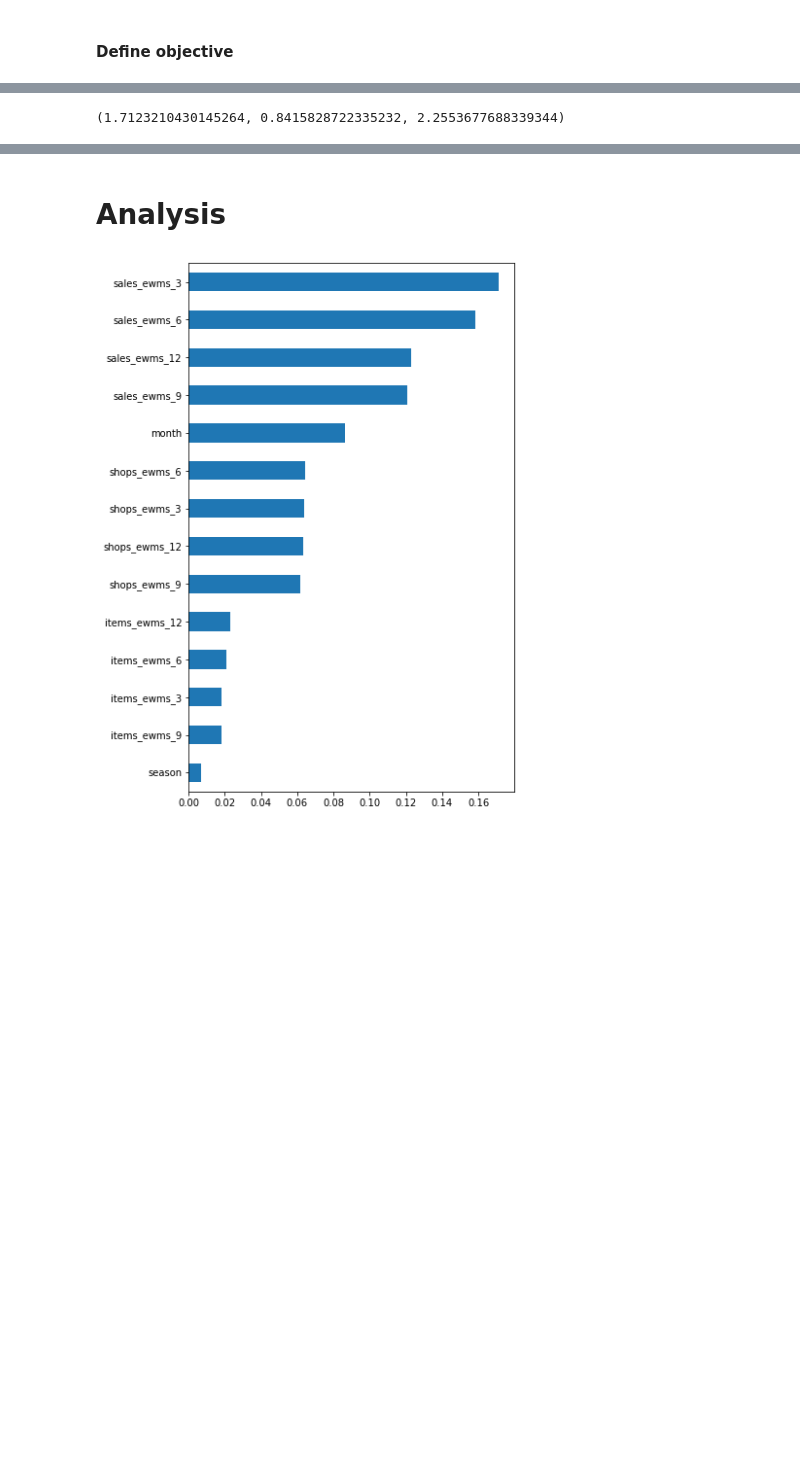
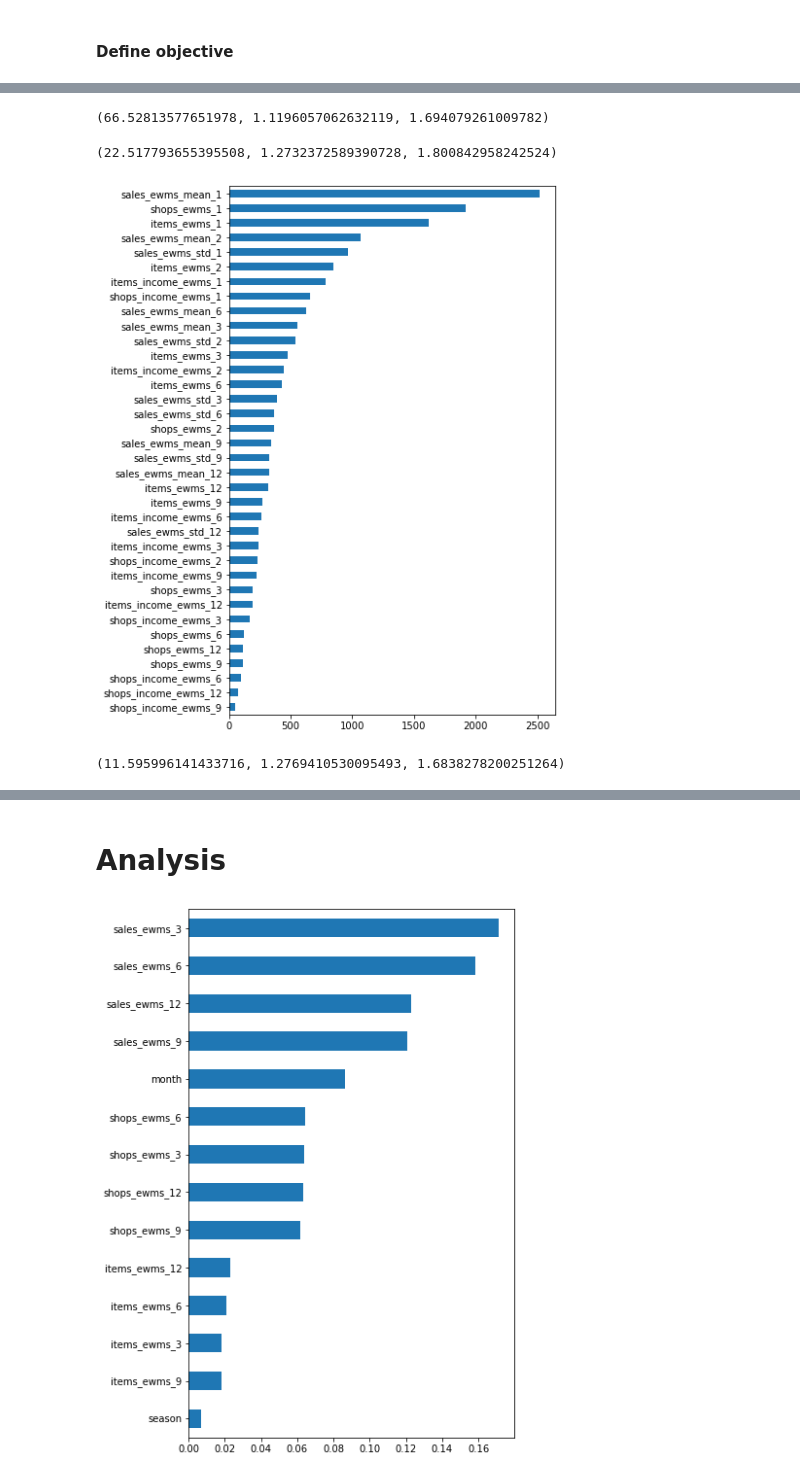
Before and after one commit to lsuazo/HowToWinKaggle, a Jupyter notebook: FinalProject/20200824_setup_cross_val.ipynb, the cells around one changed output, grey strips where cells are left out. Cells and saved outputs as stored; diff of their text form; code cells hidden in the pictures; blank space fills up the shorter version.

```diff
--- a/FinalProject/20200824_setup_cross_val.ipynb
+++ b/FinalProject/20200824_setup_cross_val.ipynb
@@ -183,20 +236,23 @@ import xgboost as xgb
 class xgb_model:
     def __init__(self, num_boost_round, **params):
         self.params = {
-            'num_boost_round': num_boost_round,
             'max_depth':6,
             'min_child_weight': 1,
             'eta':.3,
-            'subsample': 1,
-            'colsample_bytree': 1,
+            'subsample': 0.8,
+            'colsample_bytree': 0.8,
+            'lambda':1,
+            'gamma':0.1,
             'objective':'reg:squarederror',
+            # leave nthread default - detects all cores automatically
         }
         self.params.update(params)
         self.fitted_model = None
+        self.num_boost_round = num_boost_round
 
     def fit(self, X, Y):
         dm_train = xgb.DMatrix(X,Y)
-        self.fitted_model = xgb.train(self.params, dtrain=dm_train)
+        self.fitted_model = xgb.train(self.params, dtrain=dm_train, num_boost_round=self.num_boost_round)
         return self
 
     def predict(self, X):
@@ -204,8 +260,9 @@ class xgb_model:
         dm = xgb.DMatrix(X)
         return self.fitted_model.predict(dm)
 
+    @property
     def feature_importances_(self):
-        pass
+        return pd.Series(self.fitted_model.get_score(importance_type='weight'))
 # %%
 mod = xgb_model(num_boost_round=100, max_depth=10, eta=0.1)
 fitted, ytpred, yvpred, elapsed = fit_and_predict(mod, X_train,Y_train, X_val)
@@ -215,6 +272,22 @@ elapsed, mean_squared_error(Y_train, ytpred), mean_squared_error(Y_val, yvpred)
+# %%
+mod = xgb_model(num_boost_round=100, max_depth=20, eta=0.1)
+fitted, ytpred, yvpred, elapsed = fit_and_predict(mod, X_train,Y_train, X_val)
+elapsed, mean_squared_error(Y_train, ytpred), mean_squared_error(Y_val, yvpred)
+# %% [output]
+(66.52813577651978, 1.1196057062632119, 1.694079261009782)
+# %%
+mod = xgb_model(num_boost_round=100, max_depth=10, eta=0.1)
+fitted, ytpred, yvpred, elapsed = fit_and_predict(mod, X_train,Y_train, X_val)
+elapsed, mean_squared_error(Y_train, ytpred), mean_squared_error(Y_val, yvpred)
+# %% [output]
+(22.517793655395508, 1.2732372589390728, 1.800842958242524)
+# %%
+plot_feature_importances(fitted)
+# %% [output]
+[figure, added]
 # %%
-mod = xgb_model(num_boost_round=1000, max_depth=10, eta=0.2)
+mod = xgb_model(num_boost_round=50, max_depth=10, eta=0.2)
 fitted, ytpred, yvpred, elapsed = fit_and_predict(mod, X_train,Y_train, X_val)
 elapsed, mean_squared_error(Y_train, ytpred), mean_squared_error(Y_val, yvpred)
 # %% [output]
-(1.7123210430145264, 0.8415828722335232, 2.2553677688339344)
+(11.595996141433716, 1.2769410530095493, 1.6838278200251264)
```
Also changed, not shown: parts of 52 cells of this notebook, 7 other files.
